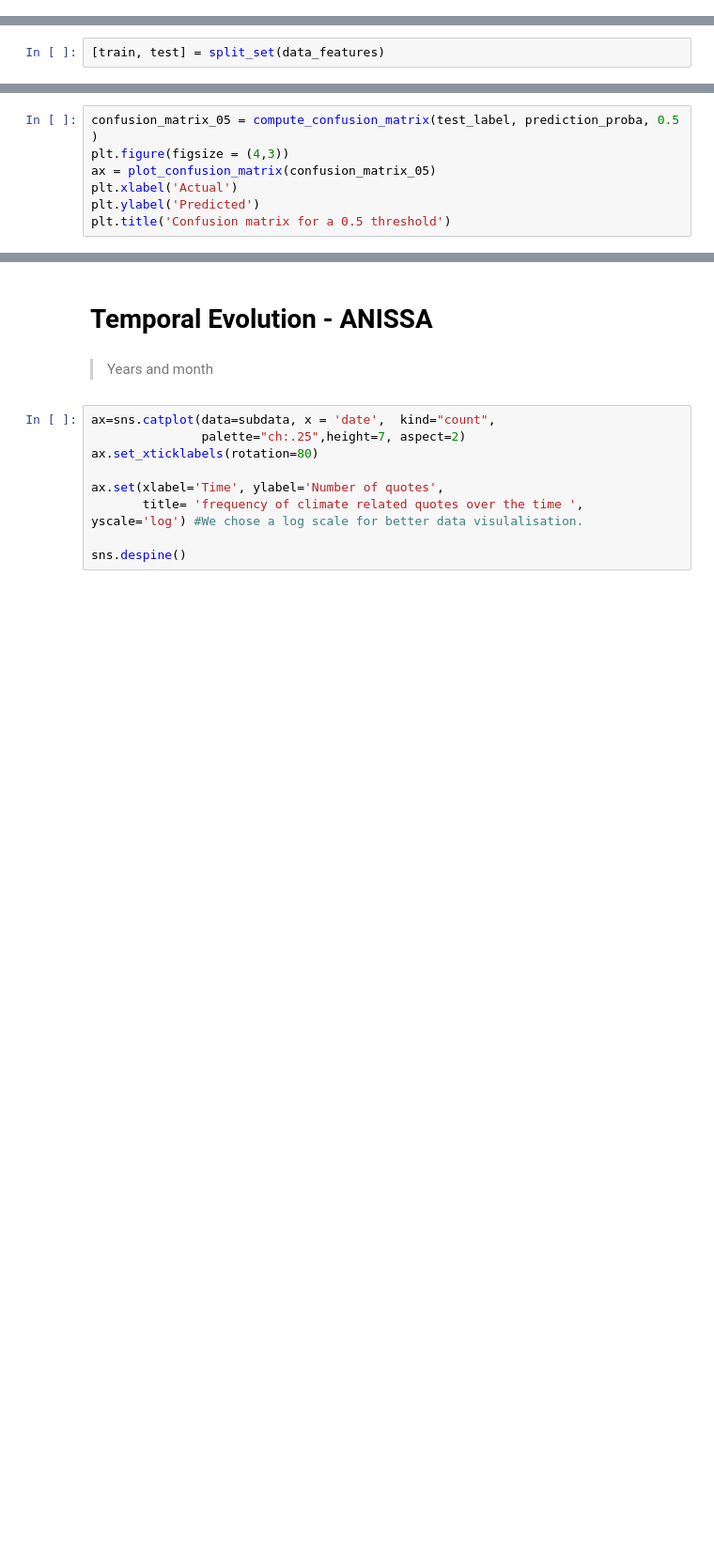
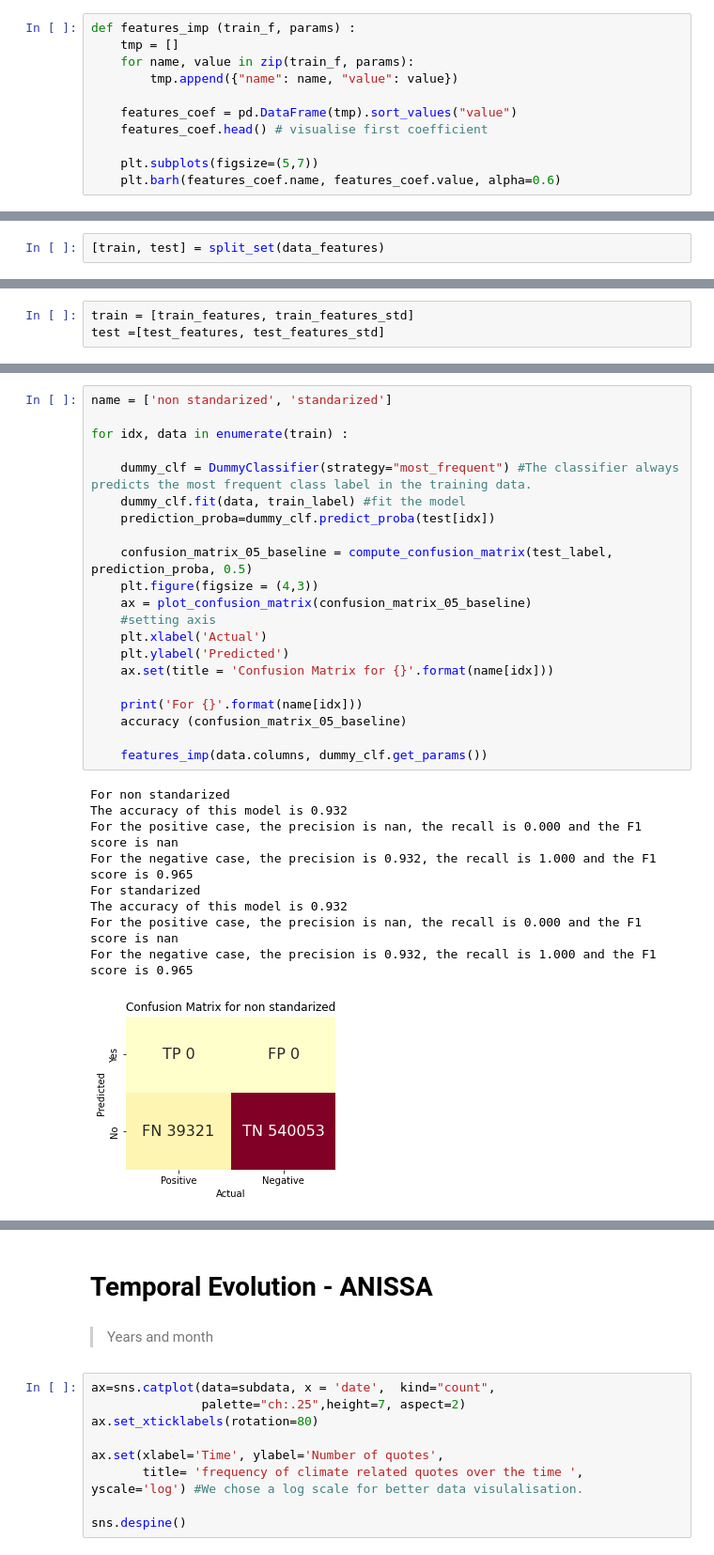
Before and after one commit to epfl-ada/ada-2021-project-avada-kedavra, a Jupyter notebook: visualization.ipynb, the cells around one changed output, grey strips where cells are left out. Shown: that part at 94% size. Cells and saved outputs as stored; diff of their text form; blank space fills up the shorter version.

```diff
--- a/visualization.ipynb
+++ b/visualization.ipynb
@@ -52,0 +114,11 @@ subdata['date'] = pd.to_datetime(subdata['date']).dt.strftime('%Y-%m')
+# %%
+def features_imp (train_f, params) :
+    tmp = []
+    for name, value in zip(train_f, params):
+        tmp.append({"name": name, "value": value})
+
+    features_coef = pd.DataFrame(tmp).sort_values("value")
+    features_coef.head() # visualise first coefficient
+
+    plt.subplots(figsize=(5,7))
+    plt.barh(features_coef.name, features_coef.value, alpha=0.6)
@@ -129,7 +155,0 @@ prediction_proba = logistic.predict_proba(test_features_std)
-# %%
-confusion_matrix_05 = compute_confusion_matrix(test_label, prediction_proba, 0.5 )
-plt.figure(figsize = (4,3))
-ax = plot_confusion_matrix(confusion_matrix_05)
-plt.xlabel('Actual')
-plt.ylabel('Predicted')
-plt.title('Confusion matrix for a 0.5 threshold')
@@ -154,0 +168,3 @@ plt.barh(features_coef.name, features_coef.value, alpha=1)
+# %%
+train = [train_features, train_features_std]
+test =[test_features, test_features_std]
@@ -154,0 +174,31 @@ plt.barh(features_coef.name, features_coef.value, alpha=1)
+# %%
+name = ['non standarized', 'standarized']
+
+for idx, data in enumerate(train) :
+
+    dummy_clf = DummyClassifier(strategy="most_frequent") #The classifier always predicts the most frequent class label in the training data.
+    dummy_clf.fit(data, train_label) #fit the model
+    prediction_proba=dummy_clf.predict_proba(test[idx])
+
+    confusion_matrix_05_baseline = compute_confusion_matrix(test_label, prediction_proba, 0.5)
+    plt.figure(figsize = (4,3))
+    ax = plot_confusion_matrix(confusion_matrix_05_baseline)
+    #setting axis
+    plt.xlabel('Actual')
+    plt.ylabel('Predicted')
+    ax.set(title = 'Confusion Matrix for {}'.format(name[idx]))
+
+    print('For {}'.format(name[idx]))
+    accuracy (confusion_matrix_05_baseline)
+
+    features_imp(data.columns, dummy_clf.get_params())
+# %% [output]
+For non standarized
+The accuracy of this model is 0.932
+For the positive case, the precision is nan, the recall is 0.000 and the F1 score is nan
+For the negative case, the precision is 0.932, the recall is 1.000 and the F1 score is 0.965
+For standarized
+The accuracy of this model is 0.932
+For the positive case, the precision is nan, the recall is 0.000 and the F1 score is nan
+For the negative case, the precision is 0.932, the recall is 1.000 and the F1 score is 0.965
+[figure, added]
```
Also changed, not shown: parts of 46 cells of this notebook.
